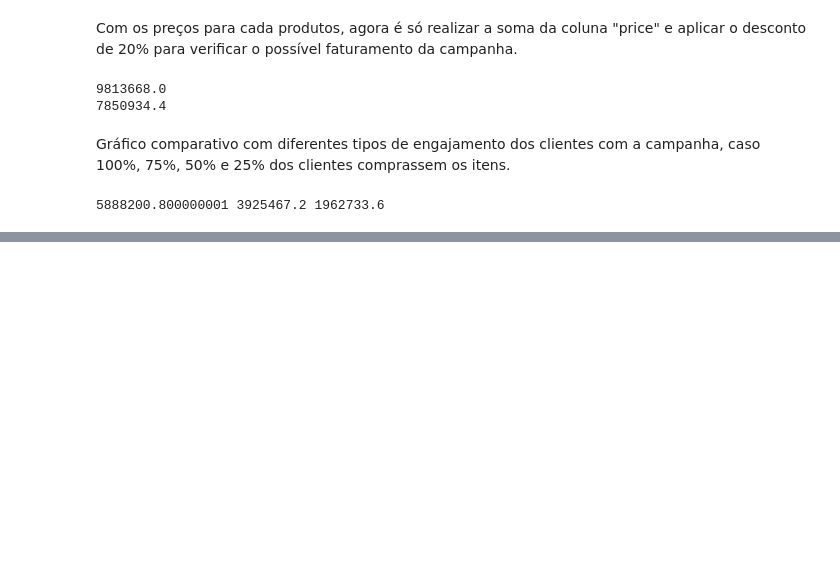
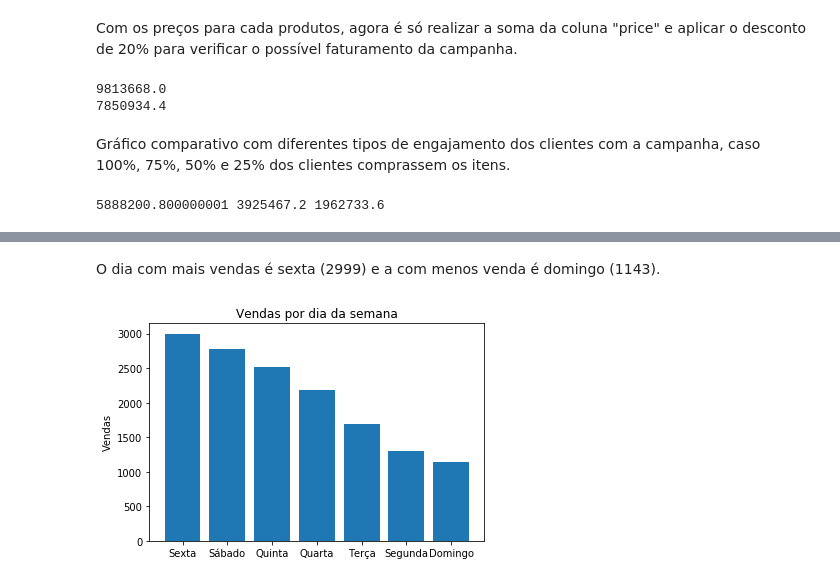
Before and after one commit to daniellidio/analise-dados-lojas, a Jupyter notebook: desafio.ipynb, the cells around one changed output, grey strips where cells are left out. Drawn from its saved outputs; the diff is of its cells as text; code cells hidden in the pictures; blank space fills up the shorter version.

```diff
--- a/desafio.ipynb
+++ b/desafio.ipynb
@@ -723,0 +789,14 @@ plt.show()
+# %% [markdown]
+O dia com mais vendas é sexta (2999) e a com menos venda é domingo (1143).
+# %%
+diasdasemana = ["Sexta", "Sábado", "Quinta", "Quarta", "Terça", "Segunda", "Domingo"]
+vendasdiasemana = [2999, 2777, 2518, 2180, 1695, 1307, 1143]
+
+plt.bar(diasdasemana, vendasdiasemana, align='center')
+plt.xticks(diasdasemana)
+plt.ylabel('Vendas')
+plt.title('Vendas por dia da semana')
+
+plt.show()
+# %% [output]
+[figure, added]
```
Also changed, not shown: parts of 11 cells of this notebook, 1 other file.
